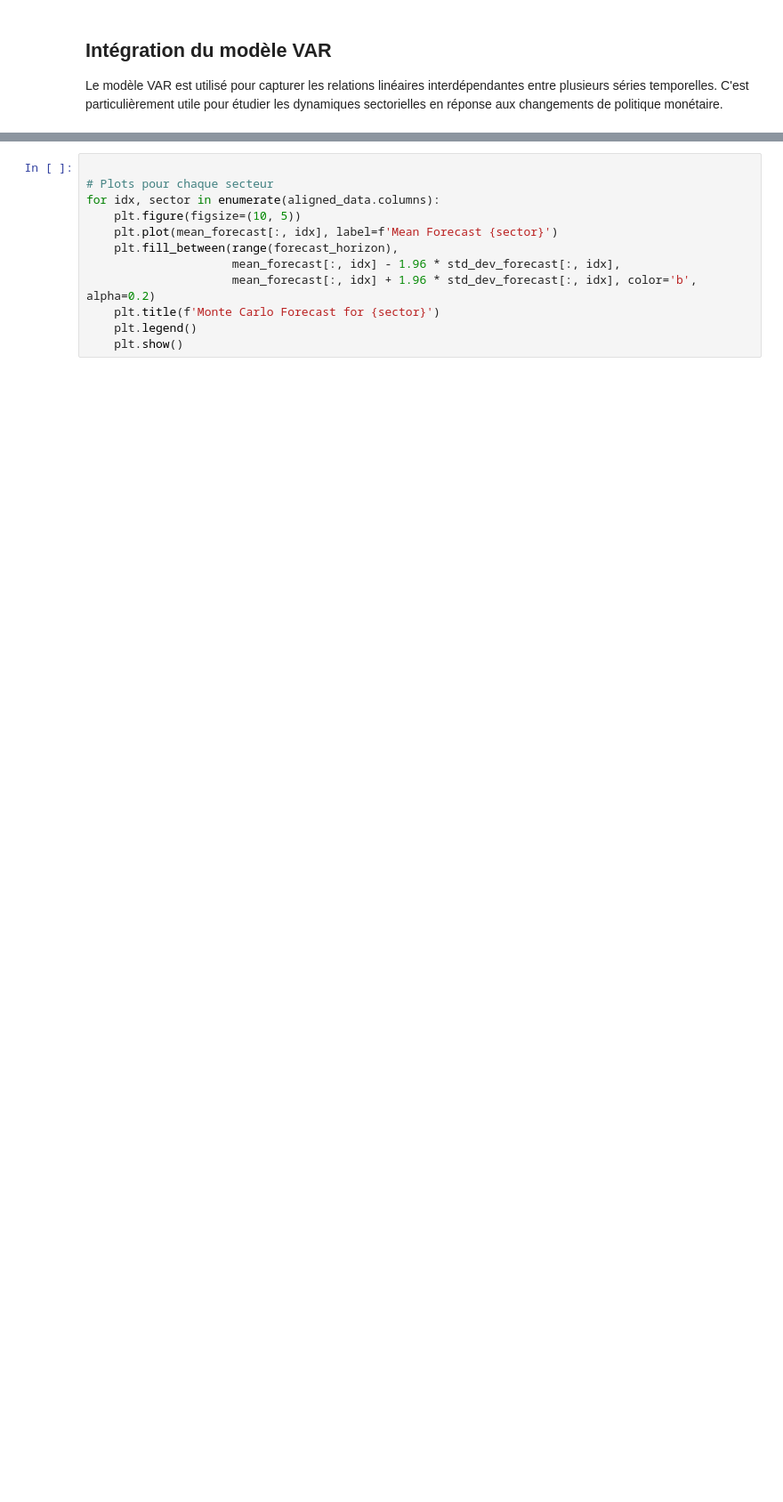
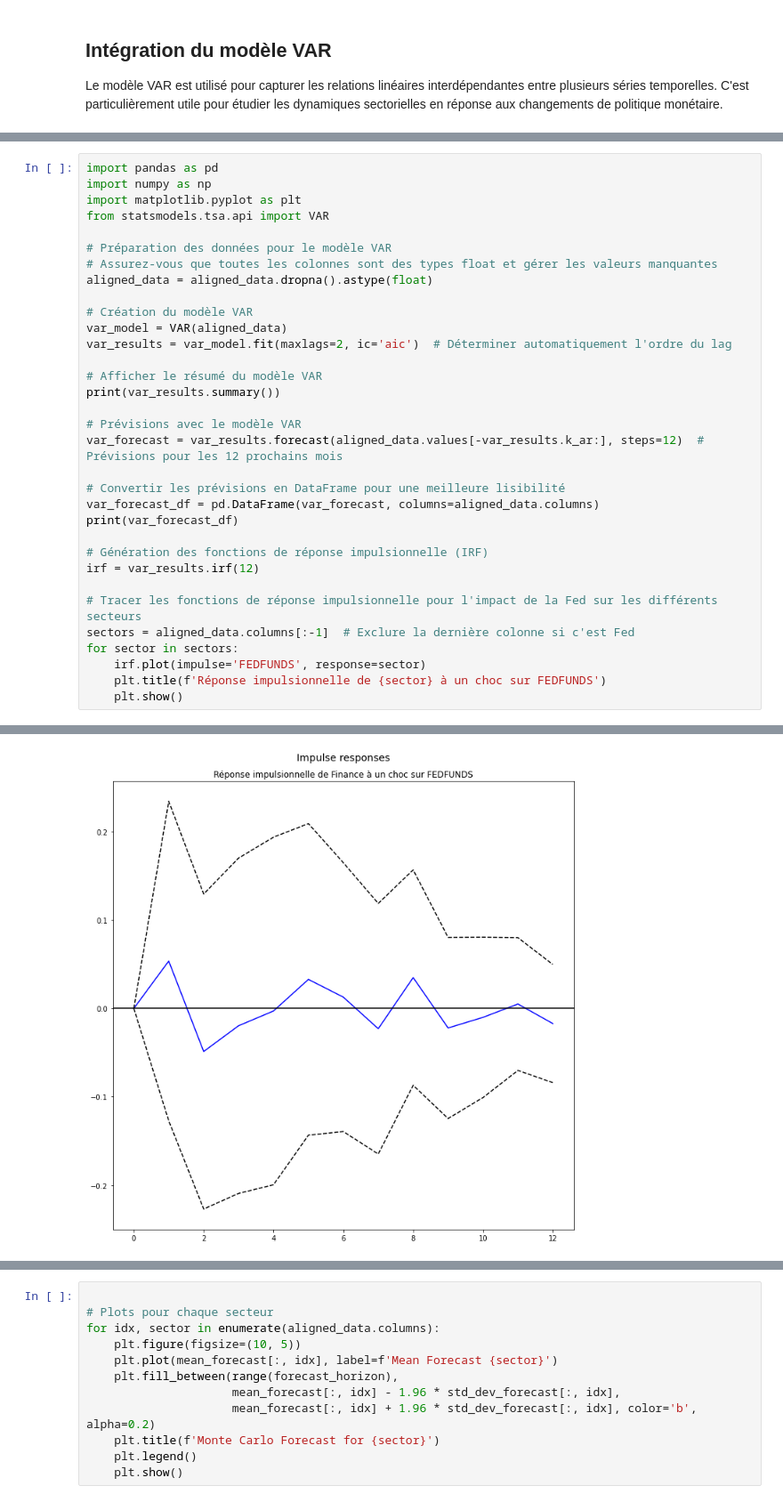
Before and after one commit to Jbdelrio/PolitiqueMonetaire, a Jupyter notebook: JB_21Juin.ipynb, the cells around one changed output, grey strips where cells are left out. Shown at 89% size. Saved outputs shown, nothing was run; the diff lists cells and outputs as text; blank space fills up the shorter version.

```diff
--- a/JB_21Juin.ipynb
+++ b/JB_21Juin.ipynb
@@ -892,0 +918,34 @@ AIC:                     -84.7746    Det(Omega_mle):     3.15186e-39
+# %%
+import pandas as pd
+import numpy as np
+import matplotlib.pyplot as plt
+from statsmodels.tsa.api import VAR
+
+# Préparation des données pour le modèle VAR
+# Assurez-vous que toutes les colonnes sont des types float et gérer les valeurs manquantes
+aligned_data = aligned_data.dropna().astype(float)
+
+# Création du modèle VAR
+var_model = VAR(aligned_data)
+var_results = var_model.fit(maxlags=2, ic='aic')  # Déterminer automatiquement l'ordre du lag
+
+# Afficher le résumé du modèle VAR
+print(var_results.summary())
+
+# Prévisions avec le modèle VAR
+var_forecast = var_results.forecast(aligned_data.values[-var_results.k_ar:], steps=12)  # Prévisions pour les 12 prochains mois
+
+# Convertir les prévisions en DataFrame pour une meilleure lisibilité
+var_forecast_df = pd.DataFrame(var_forecast, columns=aligned_data.columns)
+print(var_forecast_df)
+
+# Génération des fonctions de réponse impulsionnelle (IRF)
+irf = var_results.irf(12)
+
+# Tracer les fonctions de réponse impulsionnelle pour l'impact de la Fed sur les différents secteurs
+sectors = aligned_data.columns[:-1]  # Exclure la dernière colonne si c'est Fed
+for sector in sectors:
+    irf.plot(impulse='FEDFUNDS', response=sector)
+    plt.title(f'Réponse impulsionnelle de {sector} à un choc sur FEDFUNDS')
+    plt.show()
+# %% [output]
@@ -892,0 +969 @@ AIC:                     -84.7746    Det(Omega_mle):     3.15186e-39
+[figure, added]
```
Also changed, not shown: parts of 14 cells of this notebook.
